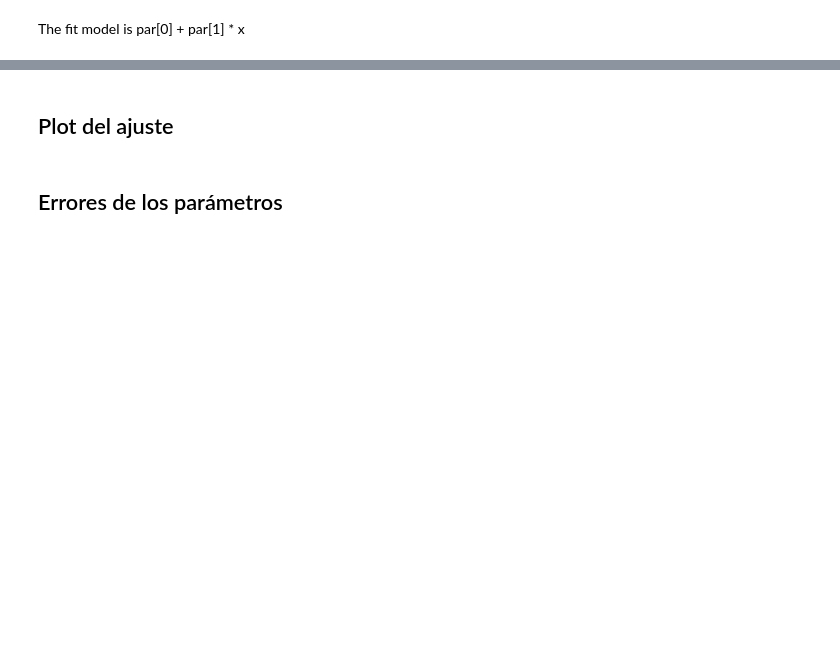
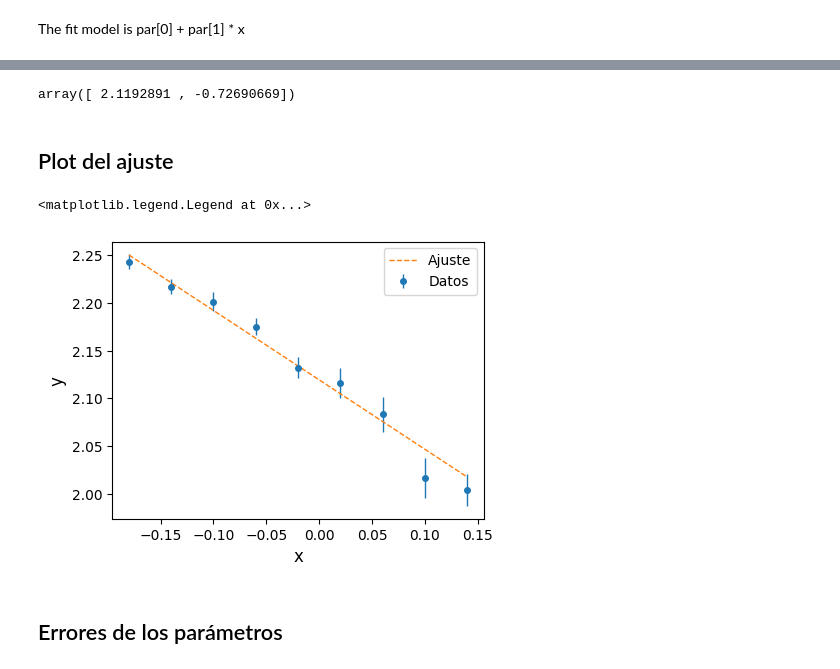
Before and after one commit to ravignad/analisis-estadistico-de-datos, a Jupyter notebook: 7_ajuste_de_datos/cuadrados_minimos_lineal.ipynb, the cells around one changed output, grey strips where cells are left out. Drawn from its saved outputs; the diff is of its cells as text; code cells hidden in the pictures; blank space fills up the shorter version.

```diff
--- a/7_ajuste_de_datos/cuadrados_minimos_lineal.ipynb
+++ b/7_ajuste_de_datos/cuadrados_minimos_lineal.ipynb
@@ -29,5 +41,5 @@ ax.errorbar(xdata, ydata, ysigma,ls='none', marker='o', label="Datos")
 # %% [markdown]
 ## Estimador de máxima verosimilitud
 # %%
-V = np.diag(ysigma*ysigma)
+V = np.diag(data['dy']**2)
 V
@@ -34,5 +65,5 @@ V
 # %% [markdown]
 The fit model is par[0] + par[1] * x
 # %%
-A = np.column_stack([xdata**0, xdata])
+A = np.column_stack([data['x']**0, data['x']])
 A
@@ -45,21 +96,26 @@ B
 # %%
-par_est = B @ ydata
+par_est = B @ data['y']
 y0_est = par_est[0]
 m_est = par_est[1]
 par_est
+# %% [output]
+array([ 2.1192891 , -0.72690669])
 # %% [markdown]
 ## Plot del ajuste
 # %%
-xfit = np.linspace( xdata.min(), xdata.max())
+xfit = np.linspace( data['x'].min(), data['x'].max())
 Afit = np.column_stack([xfit**0, xfit])
 mu_est = Afit @ par_est
 # %%
 fig, ax = plt.subplots()
 ax.set_xlabel('x')
 ax.set_ylabel('y')
-ax.errorbar(xdata, ydata, ysigma,ls='none', marker='o', label="Datos")
+ax.errorbar(data['x'], data['y'], data['dy'],ls='none', marker='o', label="Datos")
 ax.plot(xfit, mu_est, ls='--', label="Ajuste")
 ax.legend()
+# %% [output]
+<matplotlib.legend.Legend at 0x...>
+[figure, added]
 # %% [markdown]
 ## Errores de los parámetros
 # %%
```
Also changed, not shown: parts of 14 cells of this notebook, 1 other file.
